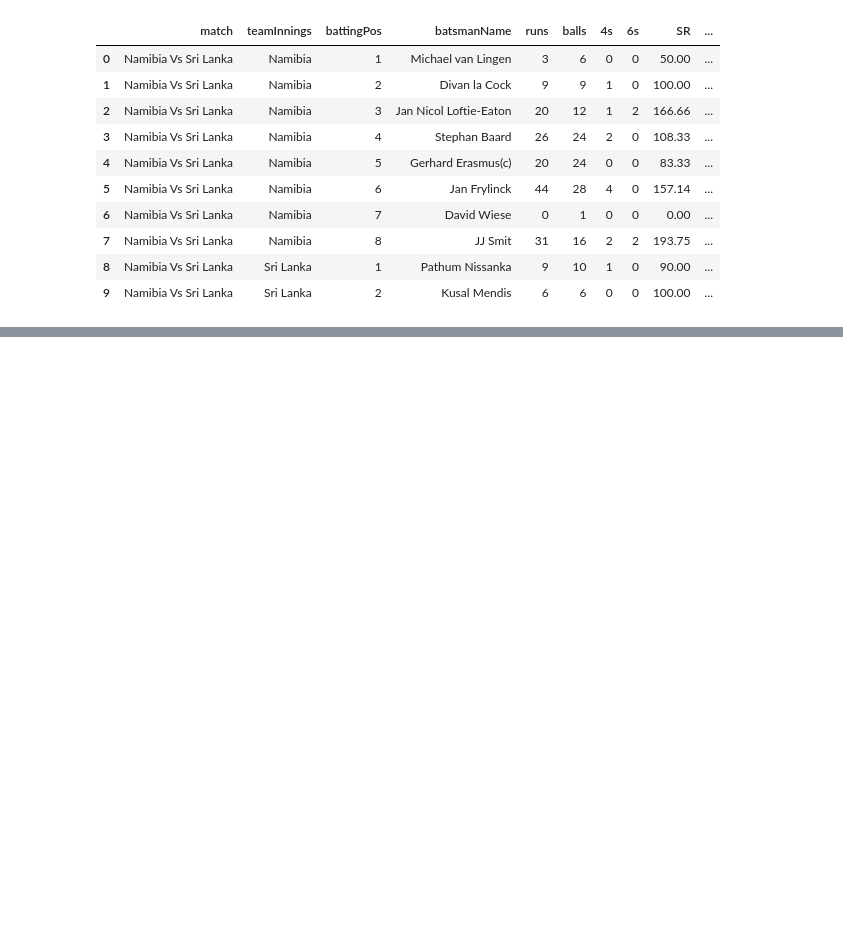
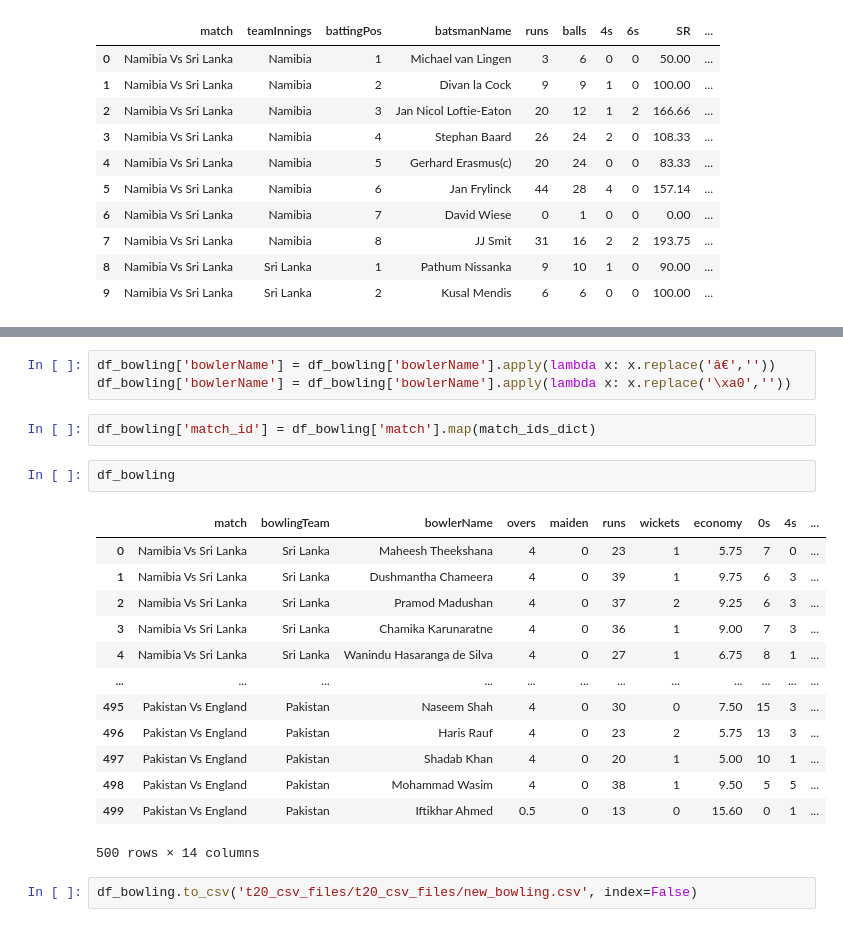
Before and after one commit to aryan04756/Cricket-Analysis, a Jupyter notebook: match.ipynb, the cells around one changed output, grey strips where cells are left out. Drawn from its saved outputs; the diff is of its cells as text; blank space fills up the shorter version.

```diff
--- a/match.ipynb
+++ b/match.ipynb
@@ -119,0 +212,23 @@ df_batting.head(10)
+# %%
+df_bowling['bowlerName'] = df_bowling['bowlerName'].apply(lambda x: x.replace('â€',''))
+df_bowling['bowlerName'] = df_bowling['bowlerName'].apply(lambda x: x.replace('\xa0',''))
+# %%
+df_bowling['match_id'] = df_bowling['match'].map(match_ids_dict)
+# %%
+df_bowling
+# %% [output]
+|  | match | bowlingTeam | bowlerName | overs | maiden | runs | wickets | economy | 0s | 4s | ... |
+| 0 | Namibia Vs Sri Lanka | Sri Lanka | Maheesh Theekshana | 4 | 0 | 23 | 1 | 5.75 | 7 | 0 | ... |
+| 1 | Namibia Vs Sri Lanka | Sri Lanka | Dushmantha Chameera | 4 | 0 | 39 | 1 | 9.75 | 6 | 3 | ... |
+| 2 | Namibia Vs Sri Lanka | Sri Lanka | Pramod Madushan | 4 | 0 | 37 | 2 | 9.25 | 6 | 3 | ... |
+| 3 | Namibia Vs Sri Lanka | Sri Lanka | Chamika Karunaratne | 4 | 0 | 36 | 1 | 9.00 | 7 | 3 | ... |
+| 4 | Namibia Vs Sri Lanka | Sri Lanka | Wanindu Hasaranga de Silva | 4 | 0 | 27 | 1 | 6.75 | 8 | 1 | ... |
+| ... | ... | ... | ... | ... | ... | ... | ... | ... | ... | ... | ... |
+| 495 | Pakistan Vs England | Pakistan | Naseem Shah | 4 | 0 | 30 | 0 | 7.50 | 15 | 3 | ... |
+| 496 | Pakistan Vs England | Pakistan | Haris Rauf | 4 | 0 | 23 | 2 | 5.75 | 13 | 3 | ... |
+| 497 | Pakistan Vs England | Pakistan | Shadab Khan | 4 | 0 | 20 | 1 | 5.00 | 10 | 1 | ... |
+| 498 | Pakistan Vs England | Pakistan | Mohammad Wasim | 4 | 0 | 38 | 1 | 9.50 | 5 | 5 | ... |
+| 499 | Pakistan Vs England | Pakistan | Iftikhar Ahmed | 0.5 | 0 | 13 | 0 | 15.60 | 0 | 1 | ... |
+500 rows × 14 columns
+# %%
+df_bowling.to_csv('t20_csv_files/t20_csv_files/new_bowling.csv', index=False)
```
Also changed, not shown: parts of 8 cells of this notebook, 3 other files.
